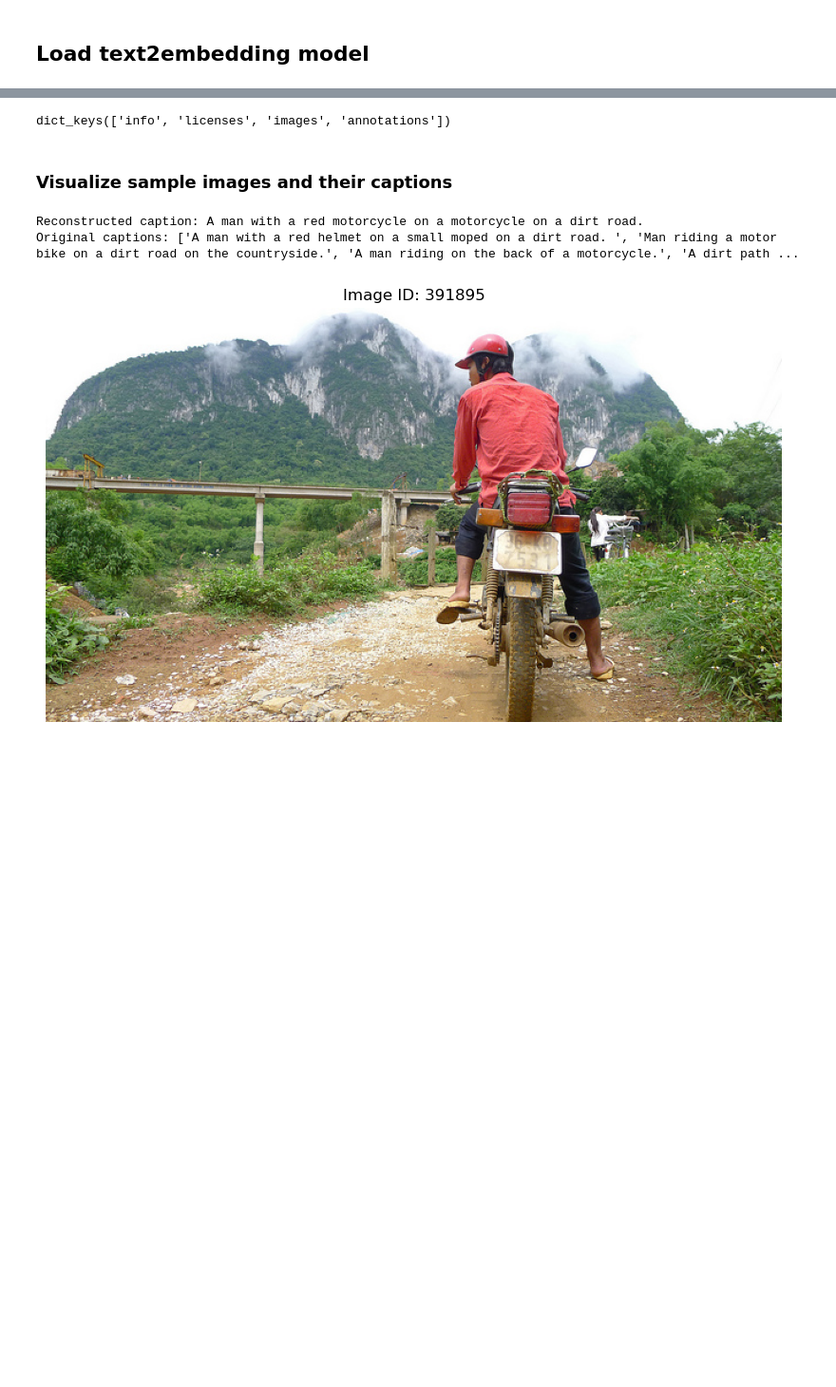
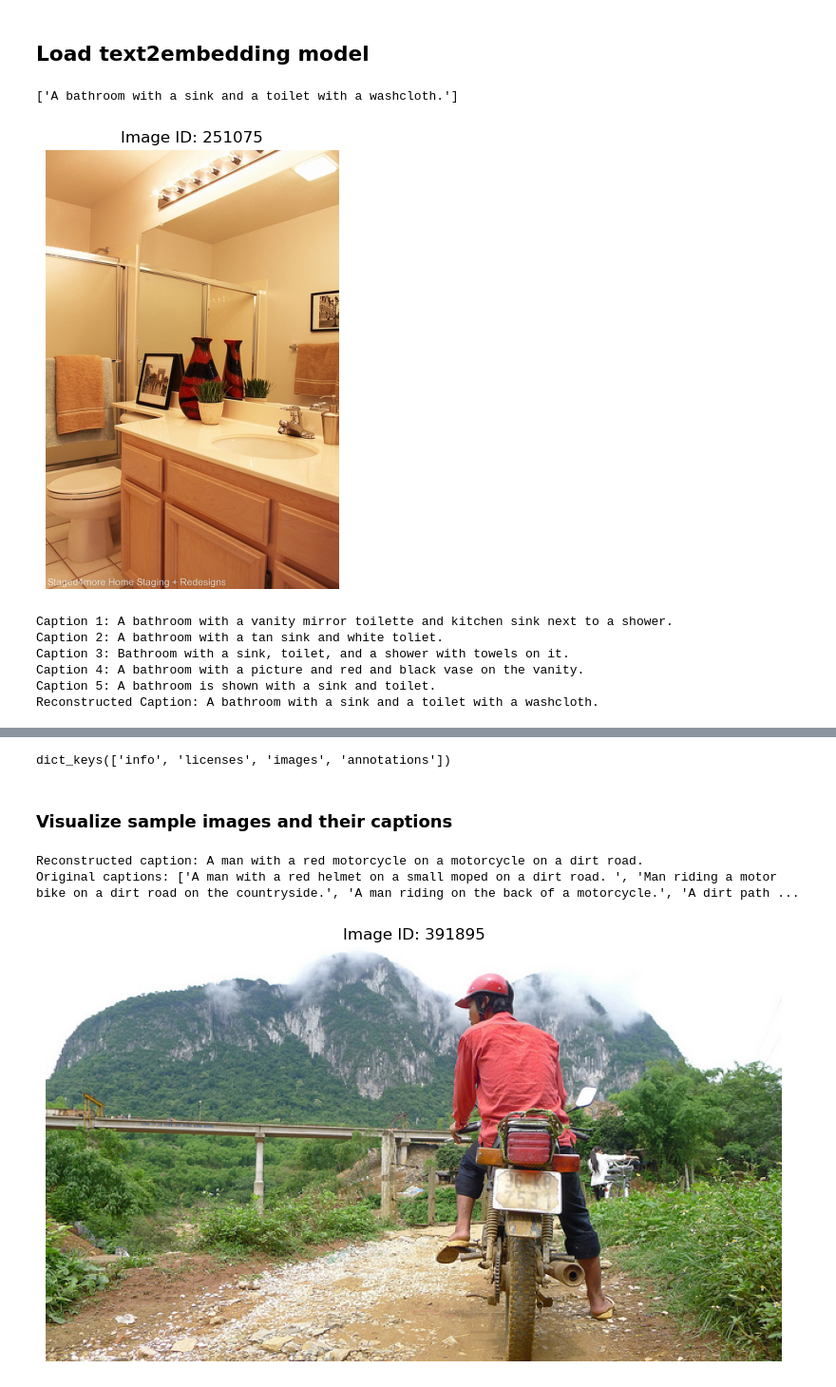
Before and after one commit to TongQM/SONAR_VLM, a Jupyter notebook: sonar_embedding.ipynb, the cells around one changed output, grey strips where cells are left out. Shown at 95% size. Drawn from its saved outputs; the diff is of its cells as text; code cells hidden in the pictures; blank space fills up the shorter version.

```diff
--- a/sonar_embedding.ipynb
+++ b/sonar_embedding.ipynb
@@ -64,5 +109,81 @@ There are 5000 pictures in validation data.
 # %% [markdown]
 ## Load text2embedding model
+# %%
+def find_annotations(image_id, annotations):
+    """
+    Find all the annotations for a given image ID.
+    """
+    return [annotation['caption'] for annotation in annotations if annotation['image_id'] == image_id]
+
+def get_mean_embedding(image_id, t2vec_model, annotations, device):
+    """
+    Get the mean embedding for a given image ID.
+    """
+    captions = find_annotations(image_id, annotations)
+    if not captions:
+        return None
+    embeddings = t2vec_model.predict(captions, source_lang="eng_Latn")
+    mean_embedding = torch.mean(embeddings, dim=0, keepdim=True)
+    return mean_embedding
+
+t2vec_model = TextToEmbeddingModelPipeline(encoder="text_sonar_basic_encoder",
+                                           tokenizer="text_sonar_basic_encoder",
+                                           device=torch.device('cpu'),
+                                           dtype=torch.float16)
+
+mean_embedding = get_mean_embedding(251075, t2vec_model, train_data['annotations'], device)
+
+vec2text_model = EmbeddingToTextModelPipeline(decoder="text_sonar_basic_decoder",
+                                              tokenizer="text_sonar_basic_encoder",
+                                              device=torch.device('cpu'),
+                                              dtype=torch.float16)
+
+reconstructed = vec2text_model.predict(mean_embedding, target_lang="eng_Latn", max_seq_len=512)
+print(reconstructed)
+# %% [output]
+['A bathroom with a sink and a toilet with a washcloth.']
+# %%
+def visualize_image_and_captions(image_id, images, annotations):
+    """
+    Visualize the image and its captions.
+    """
+    # Find the image URL
+    image_info = next((img for img in images if img['id'] == image_id), None)
+    if not image_info:
+        print(f"Image ID {image_id} not found.")
+        return
+
+    image_url = image_info['coco_url']
+
+    # Fetch the image
+    response = requests.get(image_url)
+    image = Image.open(BytesIO(response.content))
+
+    # Find captions for the current image
+    captions = find_annotations(image_id, annotations)
+    mean_embedding = get_mean_embedding(image_id, t2vec_model, annotations, device)
+    reconstructed = vec2text_model.predict(mean_embedding, target_lang="eng_Latn", max_seq_len=512)
+
+    # Display image and captions
+    plt.figure(figsize=(10, 6))
+    plt.imshow(image)
+    plt.title(f"Image ID: {image_id}")
+    plt.axis('off')
+    plt.show()
+
+    for i, caption in enumerate(captions):
+        print(f"Caption {i+1}: {caption}")
+    print(f"Reconstructed Caption: {reconstructed[0]}")
+
+visualize_image_and_captions(251075, train_data['images'], train_data['annotations'])
+# %% [output]
+[figure, added]
+Caption 1: A bathroom with a vanity mirror toilette and kitchen sink next to a shower.
+Caption 2: A bathroom with a tan sink and white toliet.
+Caption 3: Bathroom with a sink, toilet, and a shower with towels on it.
+Caption 4: A bathroom with a picture and red and black vase on the vanity.
+Caption 5: A bathroom is shown with a sink and toilet.
+Reconstructed Caption: A bathroom with a sink and a toilet with a washcloth.
 # %%
 t2vec_model = TextToEmbeddingModelPipeline(encoder="text_sonar_basic_encoder",
                                            tokenizer="text_sonar_basic_encoder",
```
Also changed, not shown: parts of 13 cells of this notebook, 3 other files.
